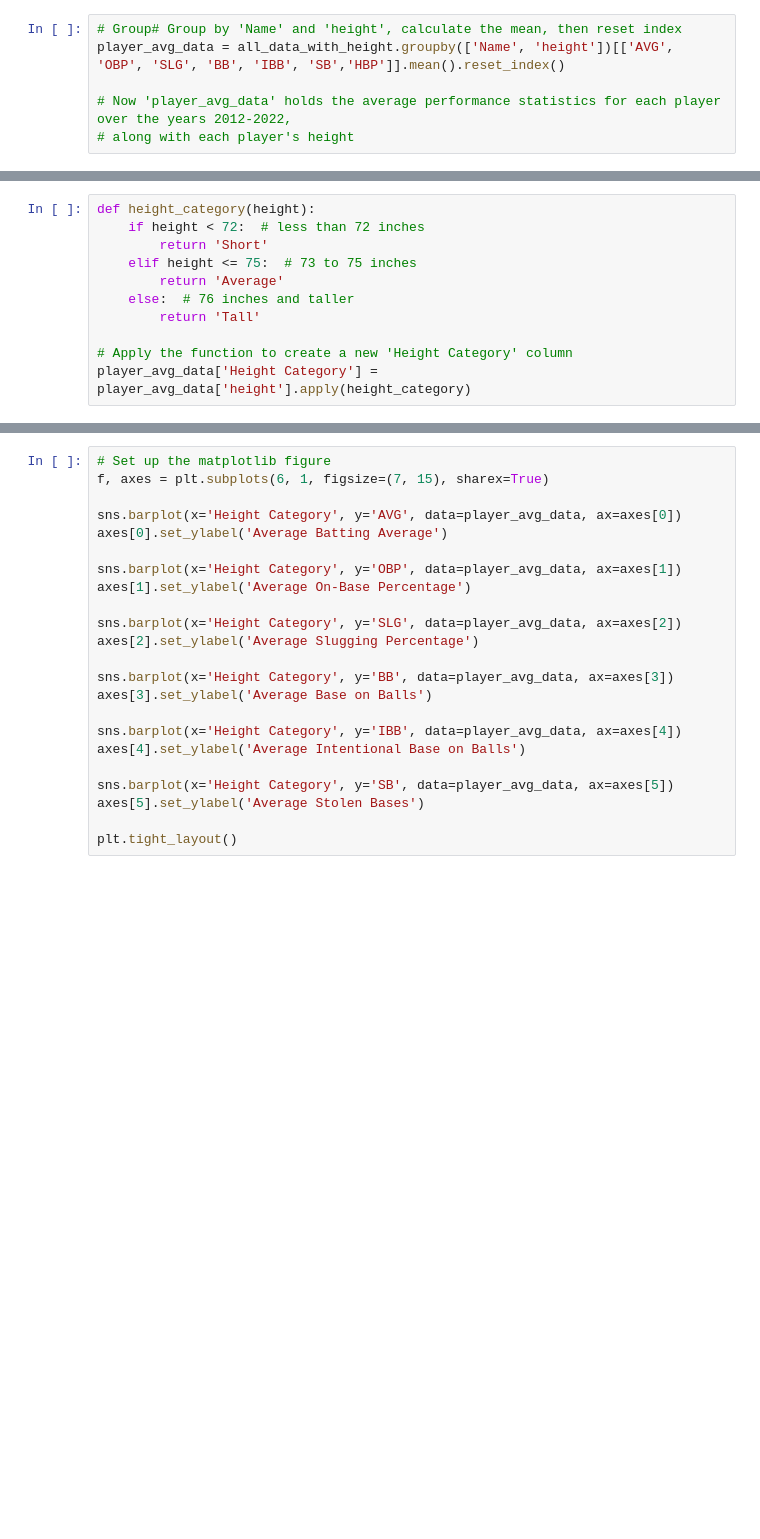
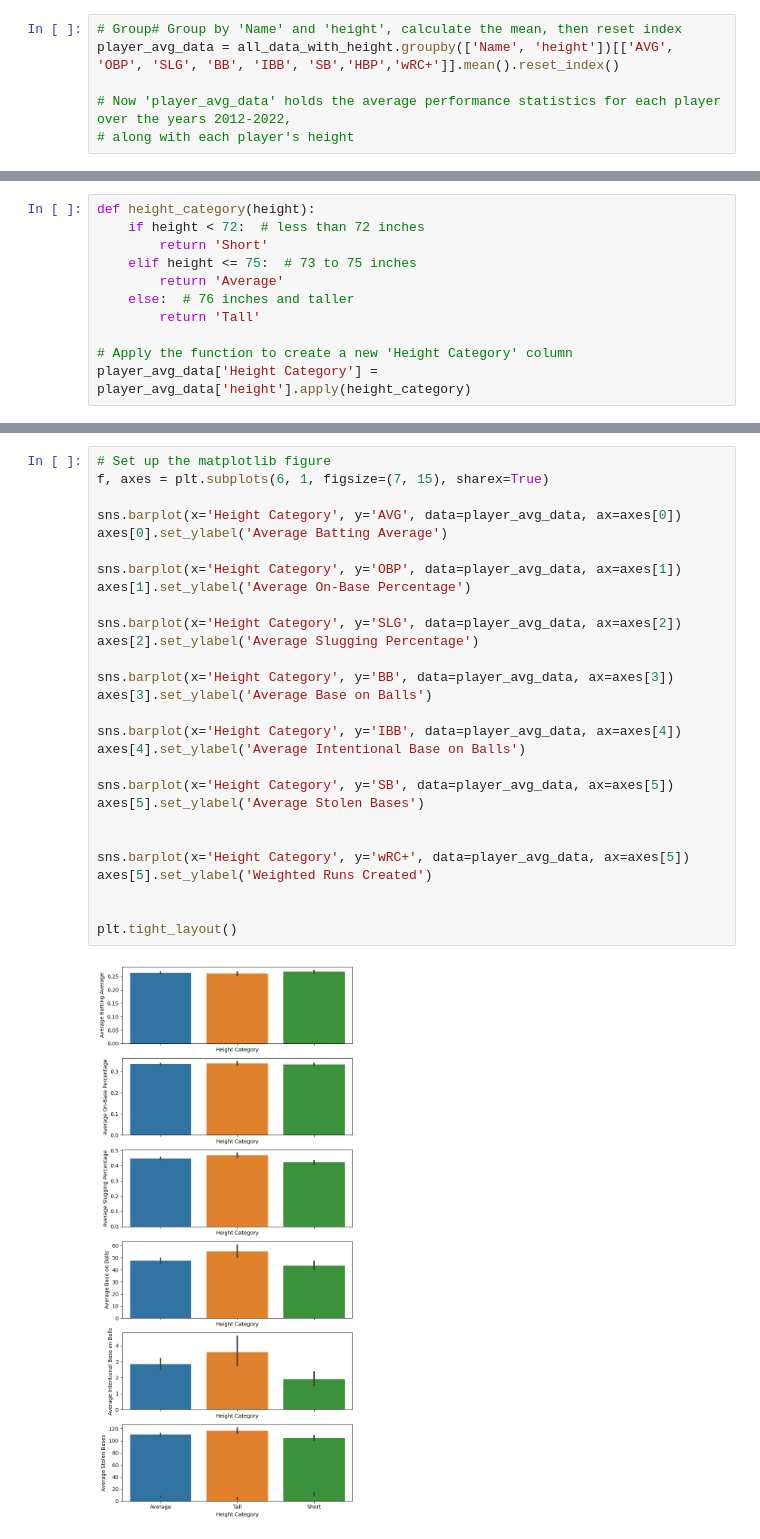
Before and after one commit to imzackadams/MLB-height-analysis, a Jupyter notebook: Analysis.ipynb, the cells around one changed output, grey strips where cells are left out. Cells and saved outputs as stored; diff of their text form; blank space fills up the shorter version.

```diff
--- a/Analysis.ipynb
+++ b/Analysis.ipynb
@@ -56,6 +80,6 @@ all_data_with_height.tail()
 # %%
 # Group# Group by 'Name' and 'height', calculate the mean, then reset index
-player_avg_data = all_data_with_height.groupby(['Name', 'height'])[['AVG', 'OBP', 'SLG', 'BB', 'IBB', 'SB','HBP']].mean().reset_index()
+player_avg_data = all_data_with_height.groupby(['Name', 'height'])[['AVG', 'OBP', 'SLG', 'BB', 'IBB', 'SB','HBP','wRC+']].mean().reset_index()
 
 # Now 'player_avg_data' holds the average performance statistics for each player over the years 2012-2022,
 # along with each player's height
@@ -83,26 +137,33 @@ player_avg_data
 # %%
 # Set up the matplotlib figure
 f, axes = plt.subplots(6, 1, figsize=(7, 15), sharex=True)
 
 sns.barplot(x='Height Category', y='AVG', data=player_avg_data, ax=axes[0])
 axes[0].set_ylabel('Average Batting Average')
 
 sns.barplot(x='Height Category', y='OBP', data=player_avg_data, ax=axes[1])
 axes[1].set_ylabel('Average On-Base Percentage')
 
 sns.barplot(x='Height Category', y='SLG', data=player_avg_data, ax=axes[2])
 axes[2].set_ylabel('Average Slugging Percentage')
 
 sns.barplot(x='Height Category', y='BB', data=player_avg_data, ax=axes[3])
 axes[3].set_ylabel('Average Base on Balls')
 
 sns.barplot(x='Height Category', y='IBB', data=player_avg_data, ax=axes[4])
 axes[4].set_ylabel('Average Intentional Base on Balls')
 
 sns.barplot(x='Height Category', y='SB', data=player_avg_data, ax=axes[5])
 axes[5].set_ylabel('Average Stolen Bases')
 
+
+sns.barplot(x='Height Category', y='wRC+', data=player_avg_data, ax=axes[5])
+axes[5].set_ylabel('Weighted Runs Created')
+
+
 plt.tight_layout()
+# %% [output]
+[figure, added]
 # %%
 f, axes = plt.subplots(6, 1, figsize=(7, 15), sharex=True)
 
```
Also changed, not shown: parts of 11 cells of this notebook.
